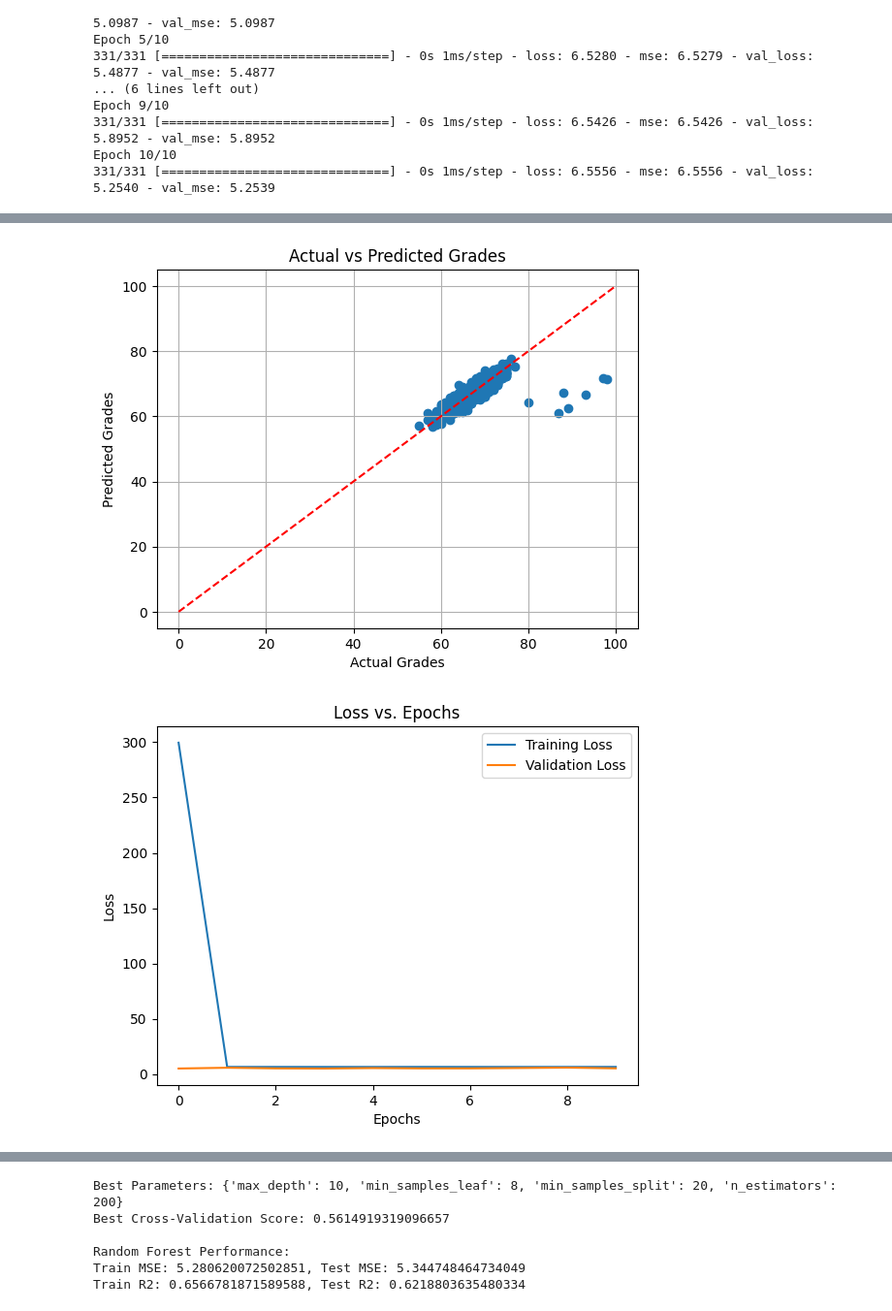
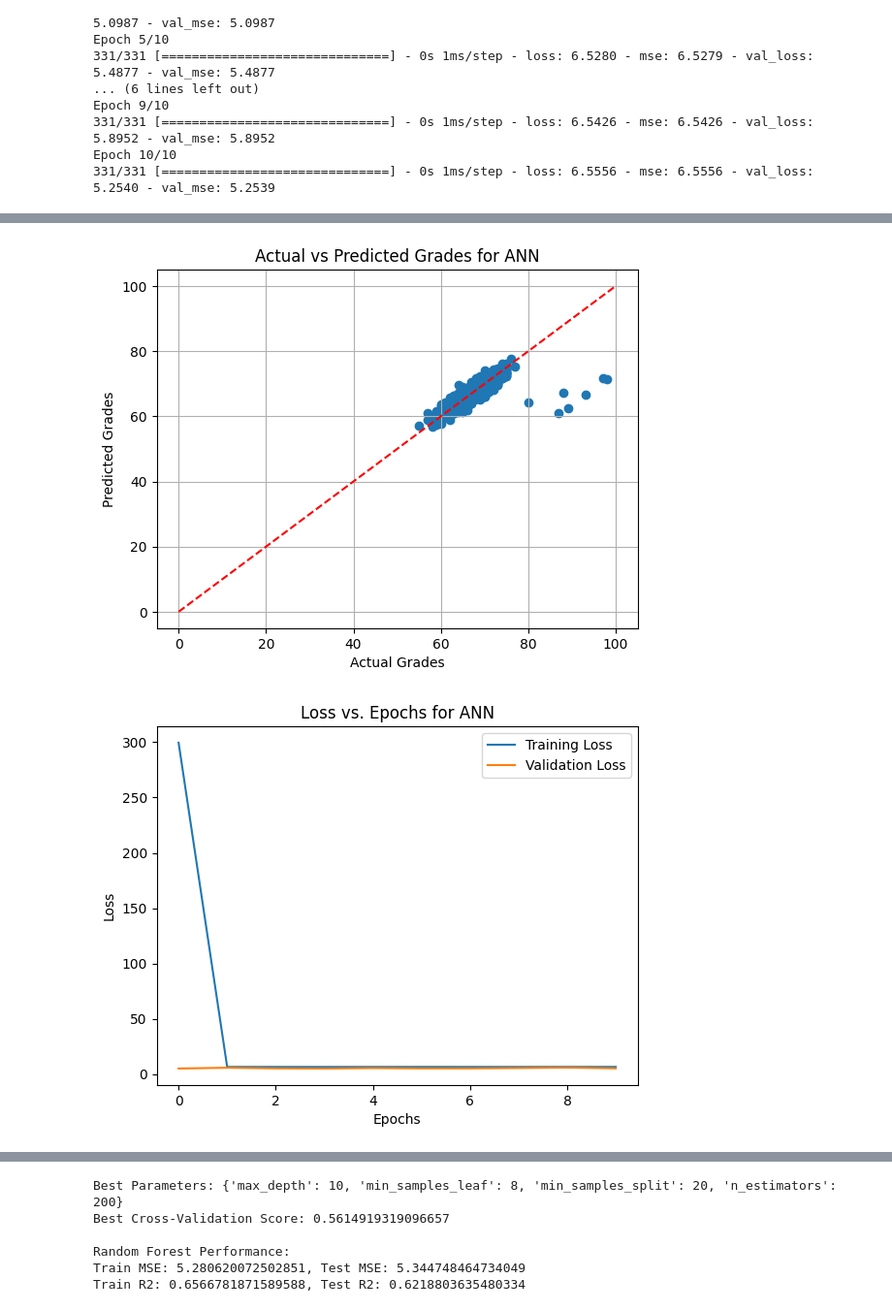
Before and after one commit to cc81972/Predict-a-score, a Jupyter notebook: modelcreation.ipynb, the cells around one changed output, grey strips where cells are left out. Shown at 97% size. Drawn from its saved outputs; the diff is of its cells as text; code cells hidden in the pictures.

```diff
--- a/modelcreation.ipynb
+++ b/modelcreation.ipynb
@@ -175,7 +175,7 @@ y_pred = best_model.predict(X_test)
 plt.scatter(y_test, y_pred)
 plt.xlabel('Actual Grades')
 plt.ylabel('Predicted Grades')
-plt.title('Actual vs Predicted Grades')
+plt.title('Actual vs Predicted Grades for ANN')
 plt.plot([0, 100], [0, 100], 'r--')
 plt.grid(True)
 plt.show()
@@ -184,7 +184,7 @@ plt.plot(history.history['loss'], label='Training Loss')
 plt.plot(history.history['val_loss'], label='Validation Loss')
 plt.xlabel('Epochs')
 plt.ylabel('Loss')
-plt.title('Loss vs. Epochs')
+plt.title('Loss vs. Epochs for ANN')
 plt.legend()
 plt.show()
 
@@ -202,7 +202,7 @@ heatmap_data = results.pivot_table(
 # Plotting the heatmap
 plt.figure(figsize=(10, 8))
 sns.heatmap(heatmap_data, annot=True, fmt=".4f", cmap="viridis")
-plt.title('Validation Scores Heatmap (All Hyperparameters)')
+plt.title('Validation Scores Heatmap for ANN (All Hyperparameters)')
 plt.xlabel('(Regularization, Momentum)')
 plt.ylabel('(Batch Size, Learning Rate)')
 plt.xticks(rotation=45)
@@ -224,7 +224,7 @@ plt.scatter(test_predictions, test_residuals, color='red', label='Test Residuals
 plt.axhline(y=0, color='black', linestyle='--')
 plt.xlabel('Predicted Values')
 plt.ylabel('Residuals')
-plt.title('Residuals vs Predicted Values')
+plt.title('Residuals vs Predicted Values For ANN')
 plt.legend()
 plt.show()
 # %% [output]
@@ -234,2 +234,2 @@ Final Test RMSE: 2.2921530005232236
-[figure, old version]
+[figure, new version]
-[figure, old version]
+[figure, new version]
```
Also changed, not shown: parts of 3 cells of this notebook.
